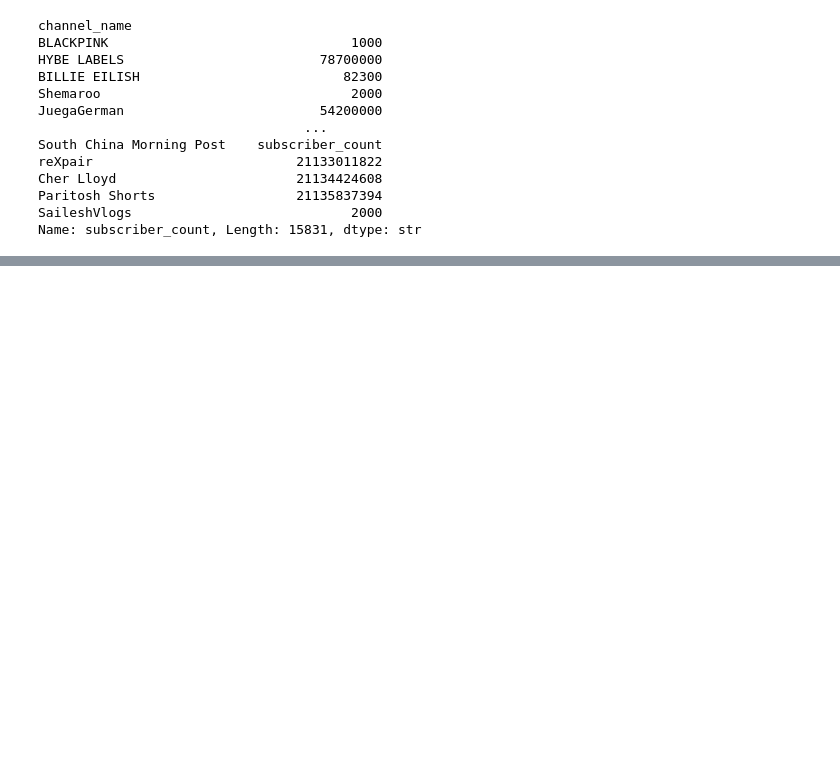
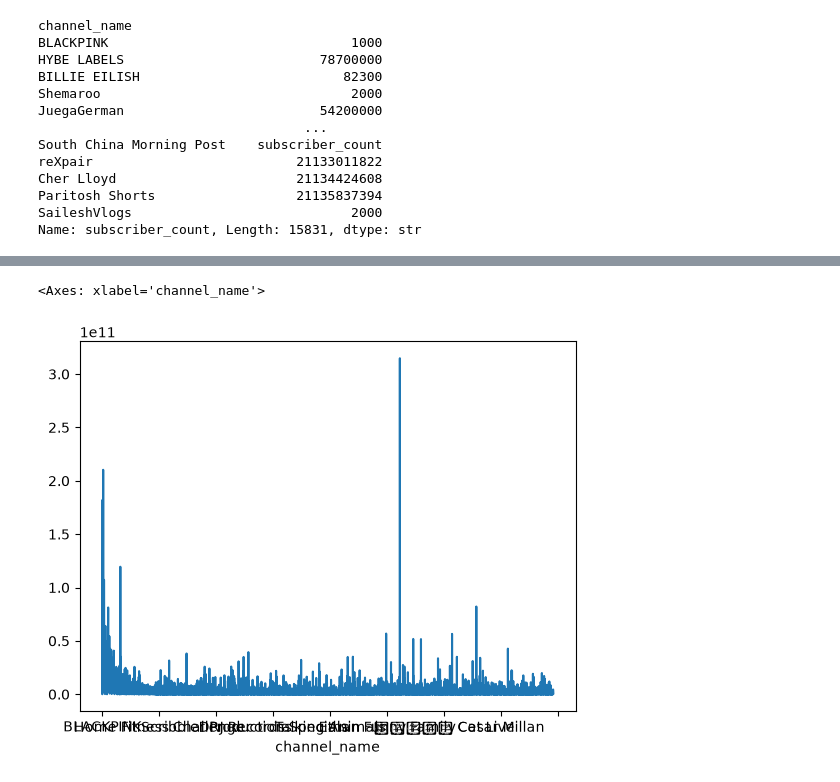
Before and after one commit to saileshchikkam/GEN-Ai, a Jupyter notebook: Machine Learning/Prerequisites/Numpy/Pandas/Series.ipynb, the cells around one changed output, grey strips where cells are left out. Saved outputs shown, nothing was run; the diff lists cells and outputs as text; code cells hidden in the pictures; blank space fills up the shorter version.

```diff
--- a/Machine Learning/Prerequisites/Numpy/Pandas/Series.ipynb
+++ b/Machine Learning/Prerequisites/Numpy/Pandas/Series.ipynb
@@ -1139,0 +1454,3 @@ Name: subscriber_count, Length: 15831, dtype: str
+# %%
+yt = data['view_count']
+yt
@@ -1139,0 +1671,5 @@ Name: subscriber_count, Length: 15831, dtype: str
+# %%
+yt.plot()
+# %% [output]
+<Axes: xlabel='channel_name'>
+[figure, added]
```
Also changed, not shown: parts of 76 cells of this notebook.
